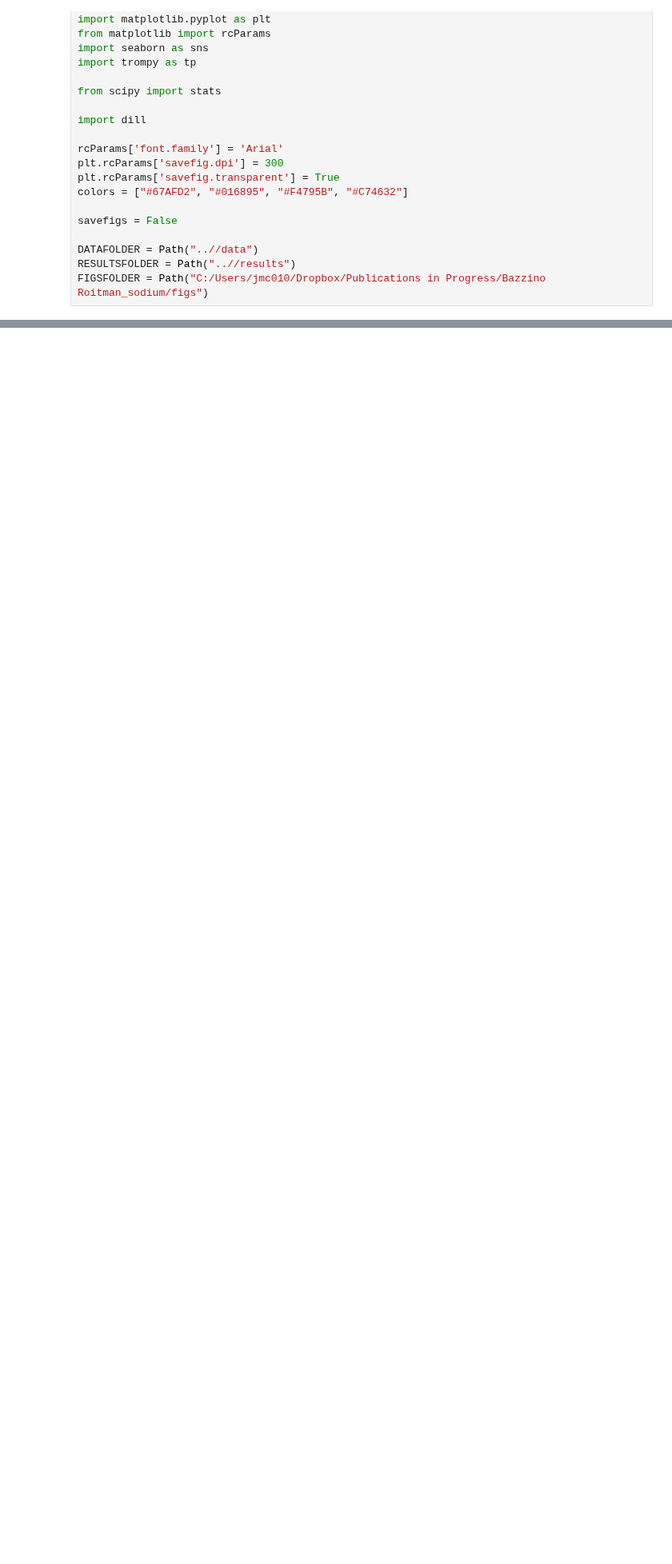
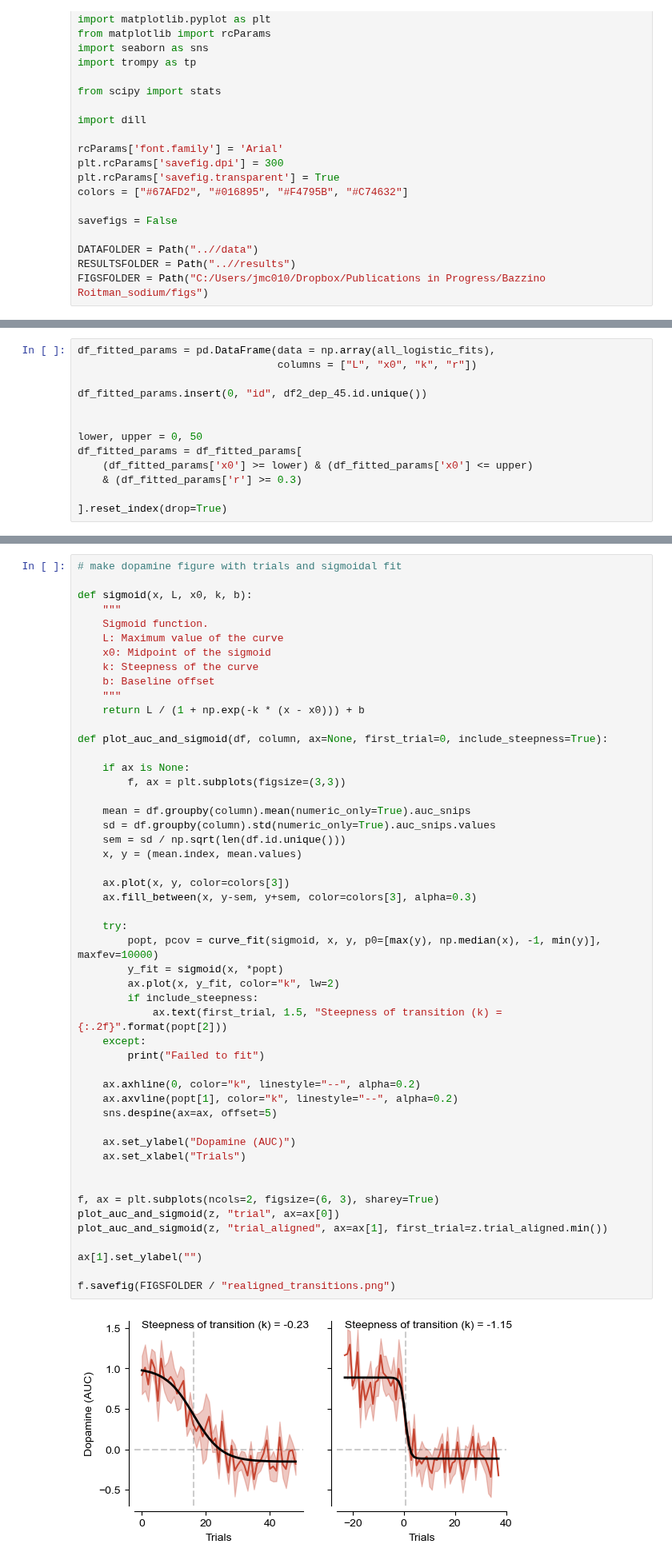
Before and after one commit to jaimemcc/bazzino, a Jupyter notebook: notebooks/find_sigmoidal_transitions.ipynb, the cells around one changed output, grey strips where cells are left out. Shown at 80% size. Cells and saved outputs as stored; diff of their text form; blank space fills up the shorter version.

```diff
--- a/notebooks/find_sigmoidal_transitions.ipynb
+++ b/notebooks/find_sigmoidal_transitions.ipynb
@@ -112,0 +160,13 @@ plt.plot(a)
+# %%
+df_fitted_params = pd.DataFrame(data = np.array(all_logistic_fits),
+                                columns = ["L", "x0", "k", "r"])
+
+df_fitted_params.insert(0, "id", df2_dep_45.id.unique())
+
+
+lower, upper = 0, 50
+df_fitted_params = df_fitted_params[
+    (df_fitted_params['x0'] >= lower) & (df_fitted_params['x0'] <= upper)
+    & (df_fitted_params['r'] >= 0.3)
+
+].reset_index(drop=True)
@@ -112,0 +220,52 @@ plt.plot(a)
+# %%
+# make dopamine figure with trials and sigmoidal fit
+
+def sigmoid(x, L, x0, k, b):
+    """
+    Sigmoid function.
+    L: Maximum value of the curve
+    x0: Midpoint of the sigmoid
+    k: Steepness of the curve
+    b: Baseline offset
+    """
+    return L / (1 + np.exp(-k * (x - x0))) + b
+
+def plot_auc_and_sigmoid(df, column, ax=None, first_trial=0, include_steepness=True):
+
+    if ax is None:
+        f, ax = plt.subplots(figsize=(3,3))
+
+    mean = df.groupby(column).mean(numeric_only=True).auc_snips
+    sd = df.groupby(column).std(numeric_only=True).auc_snips.values
+    sem = sd / np.sqrt(len(df.id.unique()))
+    x, y = (mean.index, mean.values)
+
+    ax.plot(x, y, color=colors[3])
+    ax.fill_between(x, y-sem, y+sem, color=colors[3], alpha=0.3)
+
+    try:
+        popt, pcov = curve_fit(sigmoid, x, y, p0=[max(y), np.median(x), -1, min(y)], maxfev=10000)
+        y_fit = sigmoid(x, *popt)
+        ax.plot(x, y_fit, color="k", lw=2)
+        if include_steepness:
+            ax.text(first_trial, 1.5, "Steepness of transition (k) = {:.2f}".format(popt[2]))
+    except:
+        print("Failed to fit")
+
+    ax.axhline(0, color="k", linestyle="--", alpha=0.2)
+    ax.axvline(popt[1], color="k", linestyle="--", alpha=0.2)
+    sns.despine(ax=ax, offset=5)
+
+    ax.set_ylabel("Dopamine (AUC)")
+    ax.set_xlabel("Trials")
+
+
+f, ax = plt.subplots(ncols=2, figsize=(6, 3), sharey=True)
+plot_auc_and_sigmoid(z, "trial", ax=ax[0])
+plot_auc_and_sigmoid(z, "trial_aligned", ax=ax[1], first_trial=z.trial_aligned.min())
+
+ax[1].set_ylabel("")
+
+f.savefig(FIGSFOLDER / "realigned_transitions.png")
+# %% [output]
+[figure, added]
```
Also changed, not shown: parts of 17 cells of this notebook, 2 other files.
